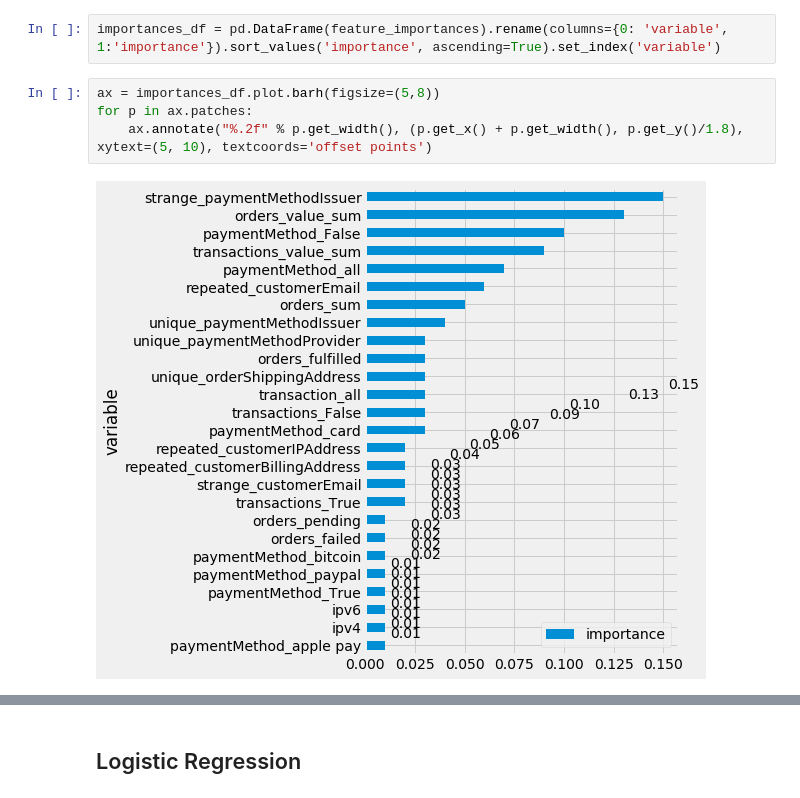
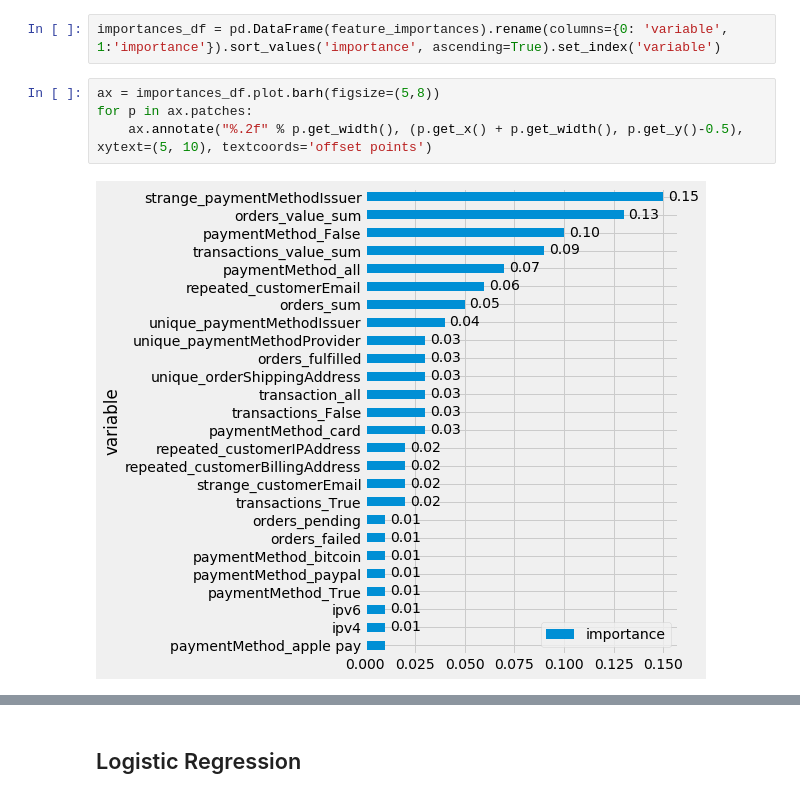
Before and after one commit to azawalich/unravelin-code-test-data-science, a Jupyter notebook: zadanie.ipynb, the cells around one changed output, grey strips where cells are left out. Saved outputs shown, nothing was run; the diff lists cells and outputs as text.

```diff
--- a/zadanie.ipynb
+++ b/zadanie.ipynb
@@ -498,6 +505,6 @@ importances_df = pd.DataFrame(feature_importances).rename(columns={0: 'variable'
 # %%
 ax = importances_df.plot.barh(figsize=(5,8))
 for p in ax.patches:
-    ax.annotate("%.2f" % p.get_width(), (p.get_x() + p.get_width(), p.get_y()/1.8), xytext=(5, 10), textcoords='offset points')
+    ax.annotate("%.2f" % p.get_width(), (p.get_x() + p.get_width(), p.get_y()-0.5), xytext=(5, 10), textcoords='offset points')
 # %% [output]
-[figure, old version]
+[figure, new version]
```
Also changed, not shown: parts of 20 cells of this notebook.
